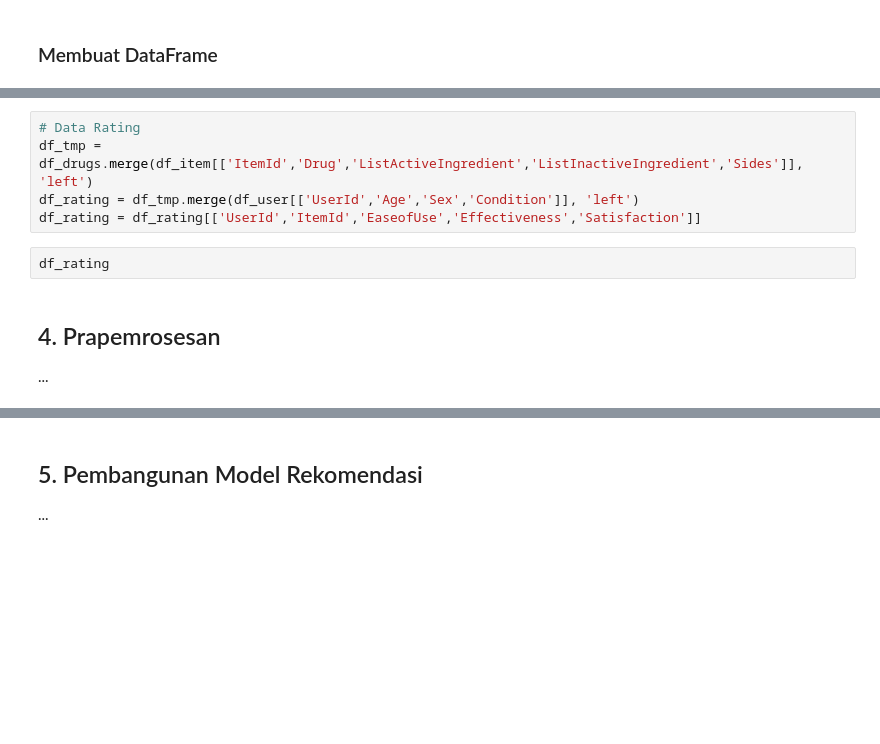
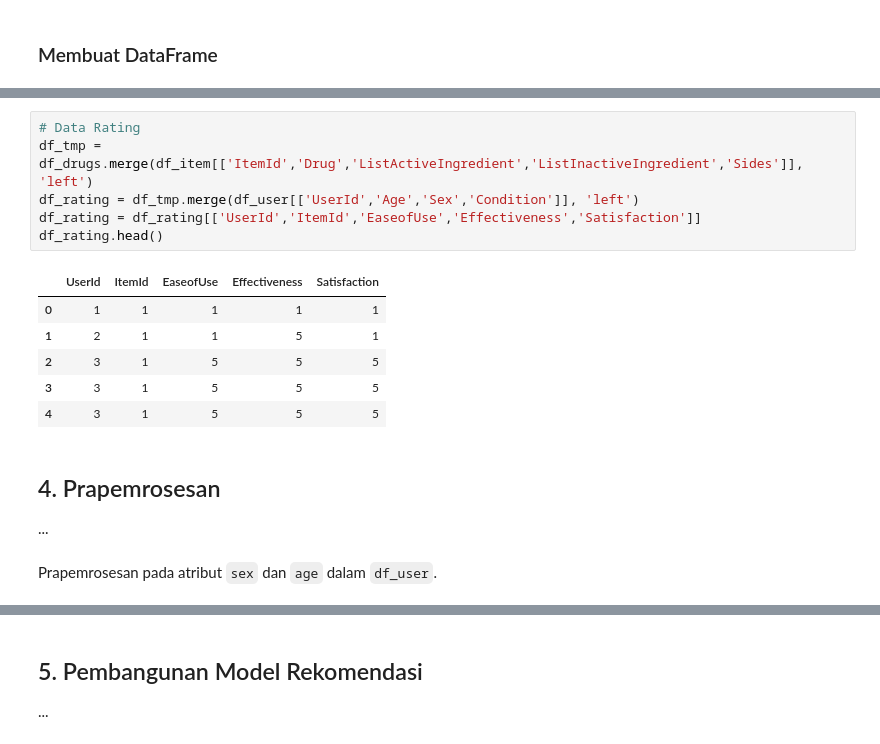
Before and after one commit to exemuel/weighted-hybrid-med-recsys, a Jupyter notebook: recommendation.ipynb, the cells around one changed output, grey strips where cells are left out. Drawn from its saved outputs; the diff is of its cells as text; blank space fills up the shorter version.

```diff
--- a/recommendation.ipynb
+++ b/recommendation.ipynb
@@ -504,11 +534,19 @@ df_user
 # %%
 # Data Rating
 df_tmp = df_drugs.merge(df_item[['ItemId','Drug','ListActiveIngredient','ListInactiveIngredient','Sides']], 'left')
 df_rating = df_tmp.merge(df_user[['UserId','Age','Sex','Condition']], 'left')
 df_rating = df_rating[['UserId','ItemId','EaseofUse','Effectiveness','Satisfaction']]
+df_rating.head()
+# %% [output]
+|  | UserId | ItemId | EaseofUse | Effectiveness | Satisfaction |
+| 0 | 1 | 1 | 1 | 1 | 1 |
+| 1 | 2 | 1 | 1 | 5 | 1 |
+| 2 | 3 | 1 | 5 | 5 | 5 |
+| 3 | 3 | 1 | 5 | 5 | 5 |
+| 4 | 3 | 1 | 5 | 5 | 5 |
-# %%
-df_rating
 # %% [markdown]
 ## 4. Prapemrosesan
 
 ...
+# %% [markdown]
+Prapemrosesan pada atribut `sex` dan `age` dalam `df_user`.
```
Also changed, not shown: parts of 30 cells of this notebook, 1 other file.
